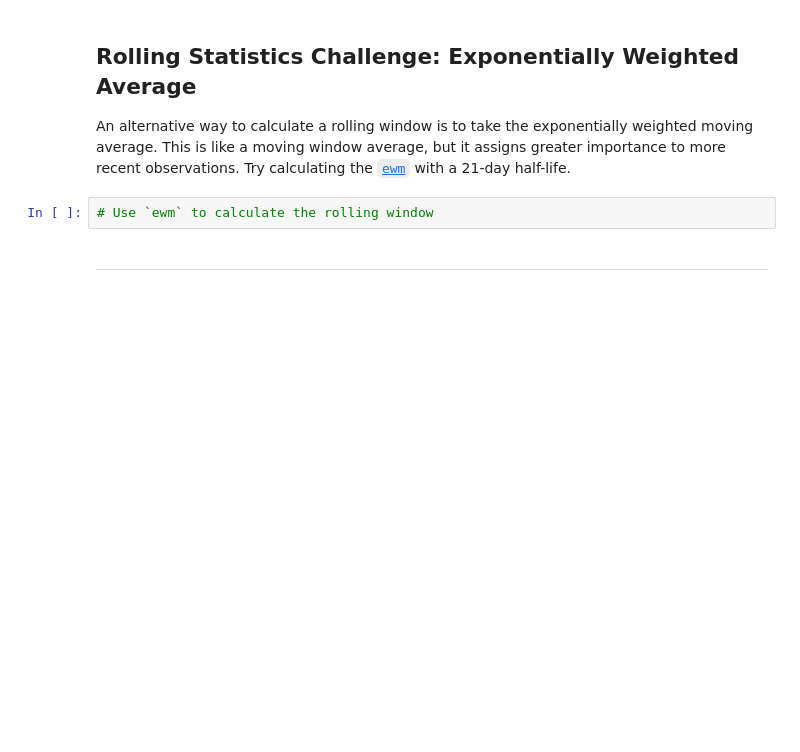
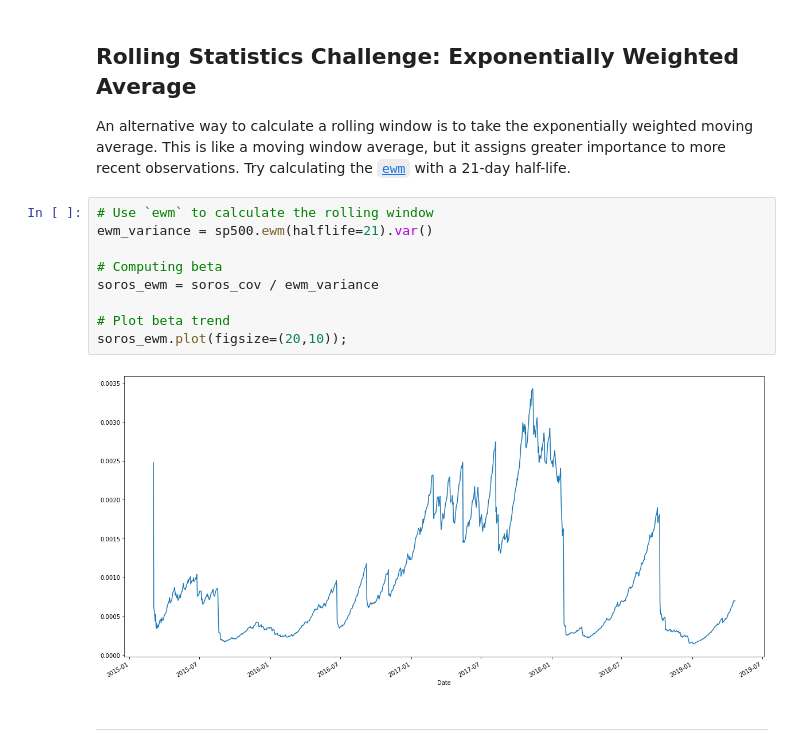
Before and after one commit to jordan-gilmartin/pandas-portfolio-analysis, a Jupyter notebook: whale_analysis.ipynb, the cells around one changed output. Cells and saved outputs as stored; diff of their text form; blank space fills up the shorter version.

```diff
--- a/whale_analysis.ipynb
+++ b/whale_analysis.ipynb
@@ -991,6 +991,15 @@ soros_beta.plot(figsize=(20,10));
 An alternative way to calculate a rolling window is to take the exponentially weighted moving average. This is like a moving window average, but it assigns greater importance to more recent observations. Try calculating the [`ewm`](https://pandas.pydata.org/pandas-docs/stable/reference/api/pandas.DataFrame.ewm.html) with a 21-day half-life.
 # %%
 # Use `ewm` to calculate the rolling window
+ewm_variance = sp500.ewm(halflife=21).var()
+
+# Computing beta
+soros_ewm = soros_cov / ewm_variance
+
+# Plot beta trend
+soros_ewm.plot(figsize=(20,10));
+# %% [output]
+[figure, added]
 # %% [markdown]
 ---
 # %% [markdown]
```
Also changed, not shown: parts of 1 cell of this notebook.
